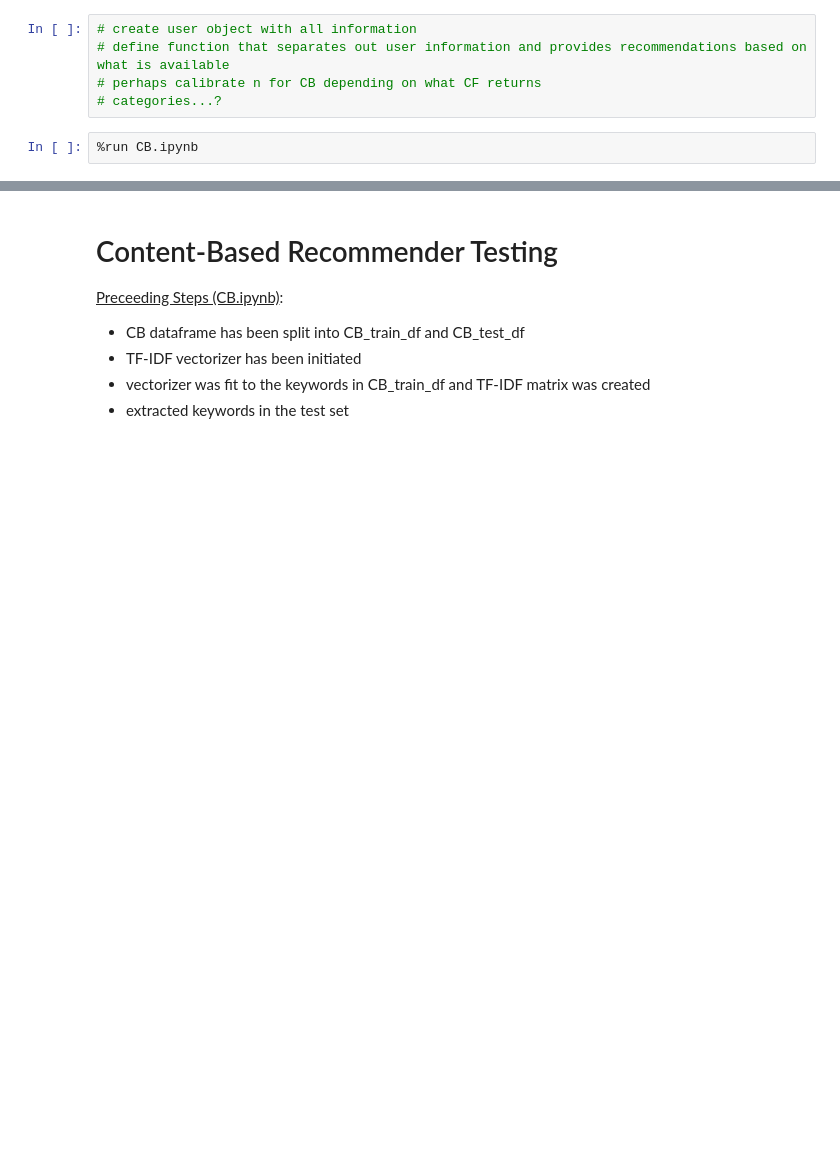
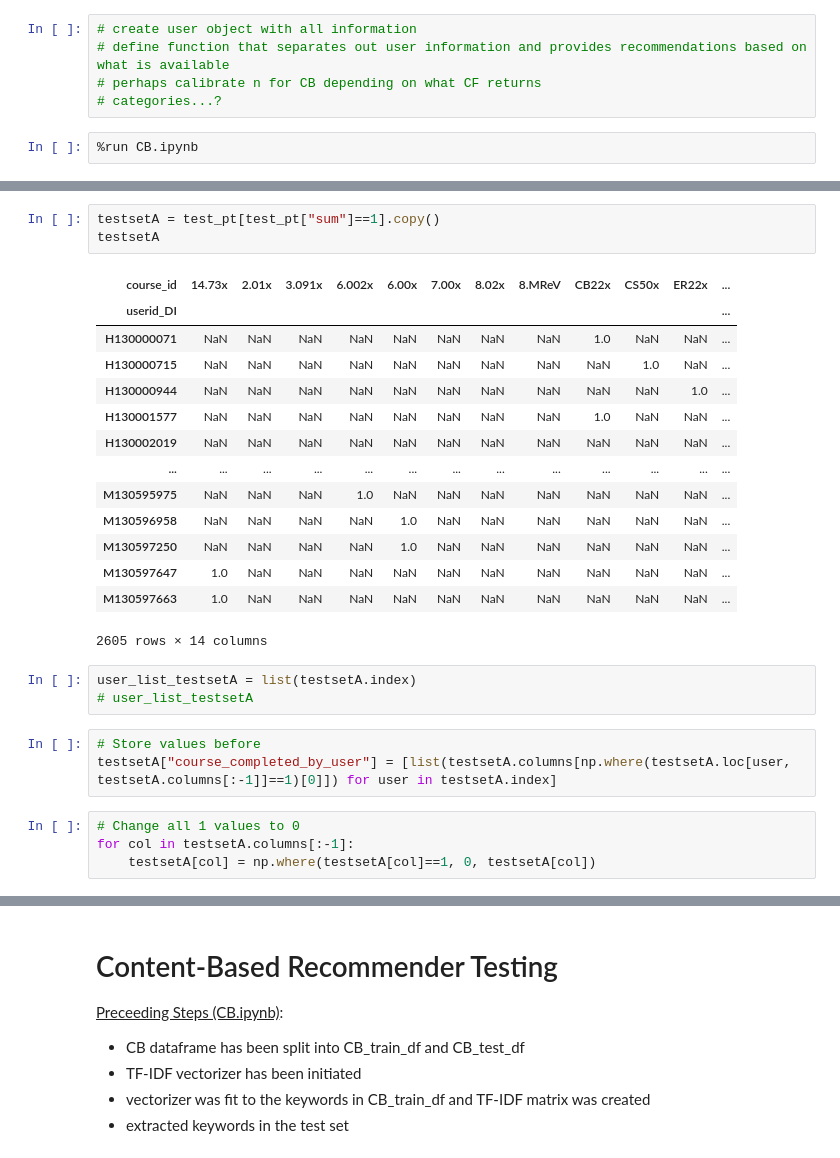
Before and after one commit to ainica/CM3070, a Jupyter notebook: reommender_main.ipynb, the cells around one changed output, grey strips where cells are left out. Saved outputs shown, nothing was run; the diff lists cells and outputs as text; blank space fills up the shorter version.

Commit message:
moved testing function and testsets into recommender_main.ipynb. added MRR measure.

```diff
--- a/reommender_main.ipynb
+++ b/reommender_main.ipynb
@@ -14,0 +121,28 @@ KeyboardInterrupt:
+# %%
+testsetA = test_pt[test_pt["sum"]==1].copy()
+testsetA
+# %% [output]
+| course_id | 14.73x | 2.01x | 3.091x | 6.002x | 6.00x | 7.00x | 8.02x | 8.MReV | CB22x | CS50x | ER22x | ... |
+| userid_DI |  |  |  |  |  |  |  |  |  |  |  | ... |
+| H130000071 | NaN | NaN | NaN | NaN | NaN | NaN | NaN | NaN | 1.0 | NaN | NaN | ... |
+| H130000715 | NaN | NaN | NaN | NaN | NaN | NaN | NaN | NaN | NaN | 1.0 | NaN | ... |
+| H130000944 | NaN | NaN | NaN | NaN | NaN | NaN | NaN | NaN | NaN | NaN | 1.0 | ... |
+| H130001577 | NaN | NaN | NaN | NaN | NaN | NaN | NaN | NaN | 1.0 | NaN | NaN | ... |
+| H130002019 | NaN | NaN | NaN | NaN | NaN | NaN | NaN | NaN | NaN | NaN | NaN | ... |
+| ... | ... | ... | ... | ... | ... | ... | ... | ... | ... | ... | ... | ... |
+| M130595975 | NaN | NaN | NaN | 1.0 | NaN | NaN | NaN | NaN | NaN | NaN | NaN | ... |
+| M130596958 | NaN | NaN | NaN | NaN | 1.0 | NaN | NaN | NaN | NaN | NaN | NaN | ... |
+| M130597250 | NaN | NaN | NaN | NaN | 1.0 | NaN | NaN | NaN | NaN | NaN | NaN | ... |
+| M130597647 | 1.0 | NaN | NaN | NaN | NaN | NaN | NaN | NaN | NaN | NaN | NaN | ... |
+| M130597663 | 1.0 | NaN | NaN | NaN | NaN | NaN | NaN | NaN | NaN | NaN | NaN | ... |
+2605 rows × 14 columns
+# %%
+user_list_testsetA = list(testsetA.index)
+# user_list_testsetA
+# %%
+# Store values before
+testsetA["course_completed_by_user"] = [list(testsetA.columns[np.where(testsetA.loc[user, testsetA.columns[:-1]]==1)[0]]) for user in testsetA.index]
+# %%
+# Change all 1 values to 0
+for col in testsetA.columns[:-1]:
+    testsetA[col] = np.where(testsetA[col]==1, 0, testsetA[col])
```
Also changed, not shown: parts of 35 cells of this notebook.
